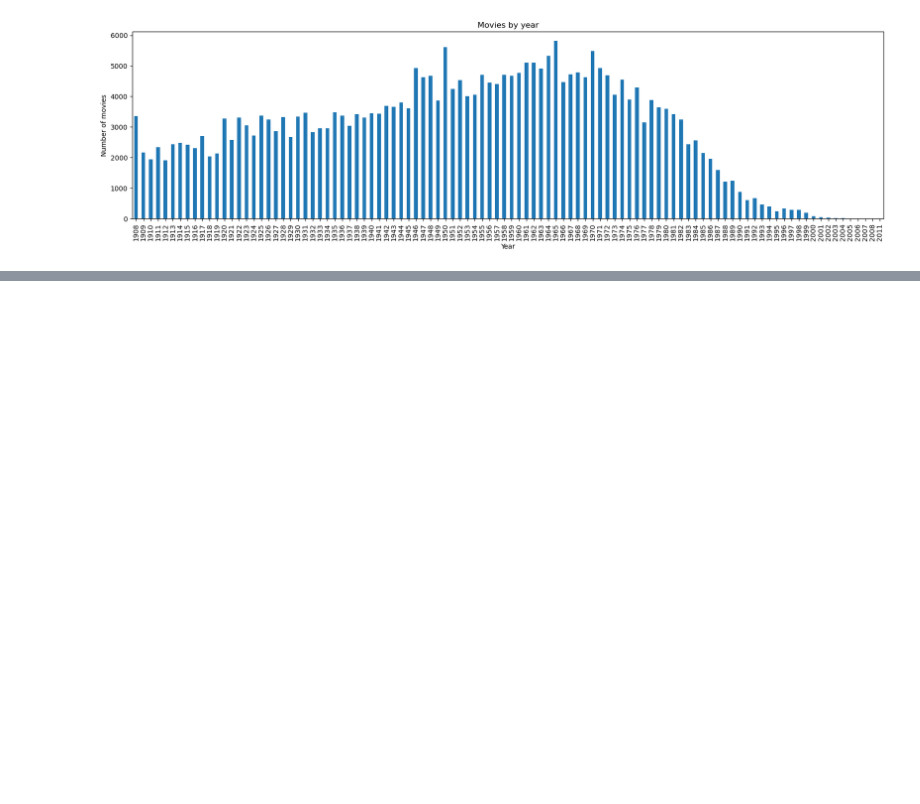
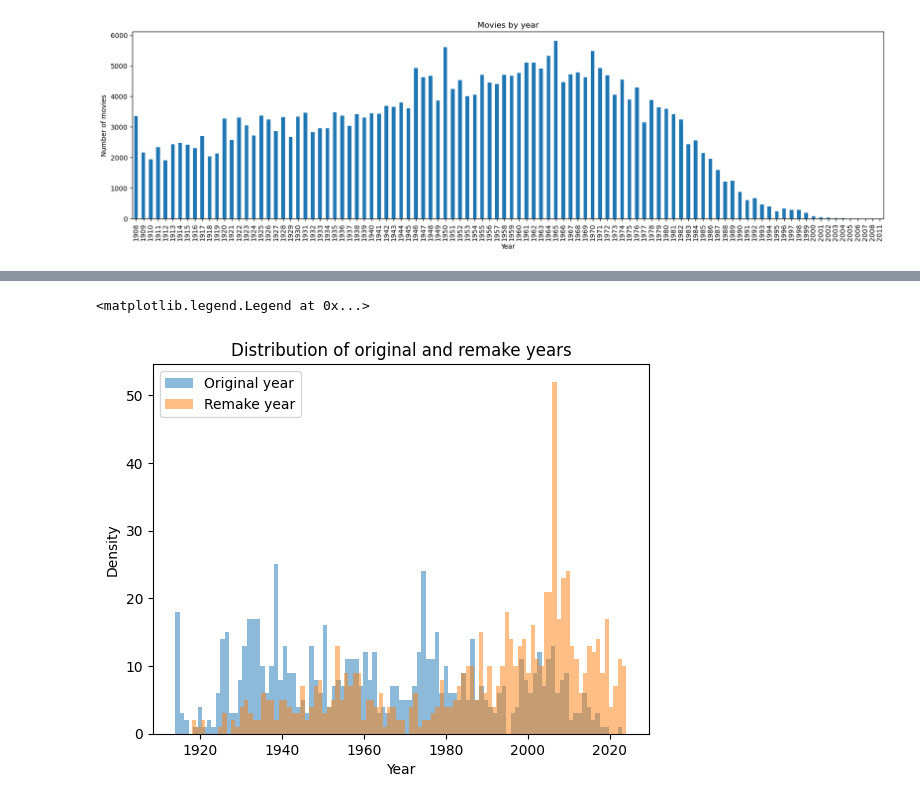
Before and after one commit to epfl-ada/ada-2024-project-madayam, a Jupyter notebook: notebooks/eda.ipynb, the cells around one changed output, grey strips where cells are left out. Drawn from its saved outputs; the diff is of its cells as text; code cells hidden in the pictures; blank space fills up the shorter version.

```diff
--- a/notebooks/eda.ipynb
+++ b/notebooks/eda.ipynb
@@ -384,0 +411,12 @@ The fraction of known DOB of actors (year/month/day): 0.734
+# %%
+# distriution of original year and remake year
+
+plt.hist(remakes_df["original_year"], bins=100, alpha=0.5, label='Original year')
+plt.hist(remakes_df["remake_year"], bins=100, alpha=0.5, label='Remake year')
+plt.xlabel('Year')
+plt.ylabel('Density')
+plt.title('Distribution of original and remake years')
+plt.legend()
+# %% [output]
+<matplotlib.legend.Legend at 0x...>
+[figure, added]
```
Also changed, not shown: parts of 5 cells of this notebook, 1 other file.
